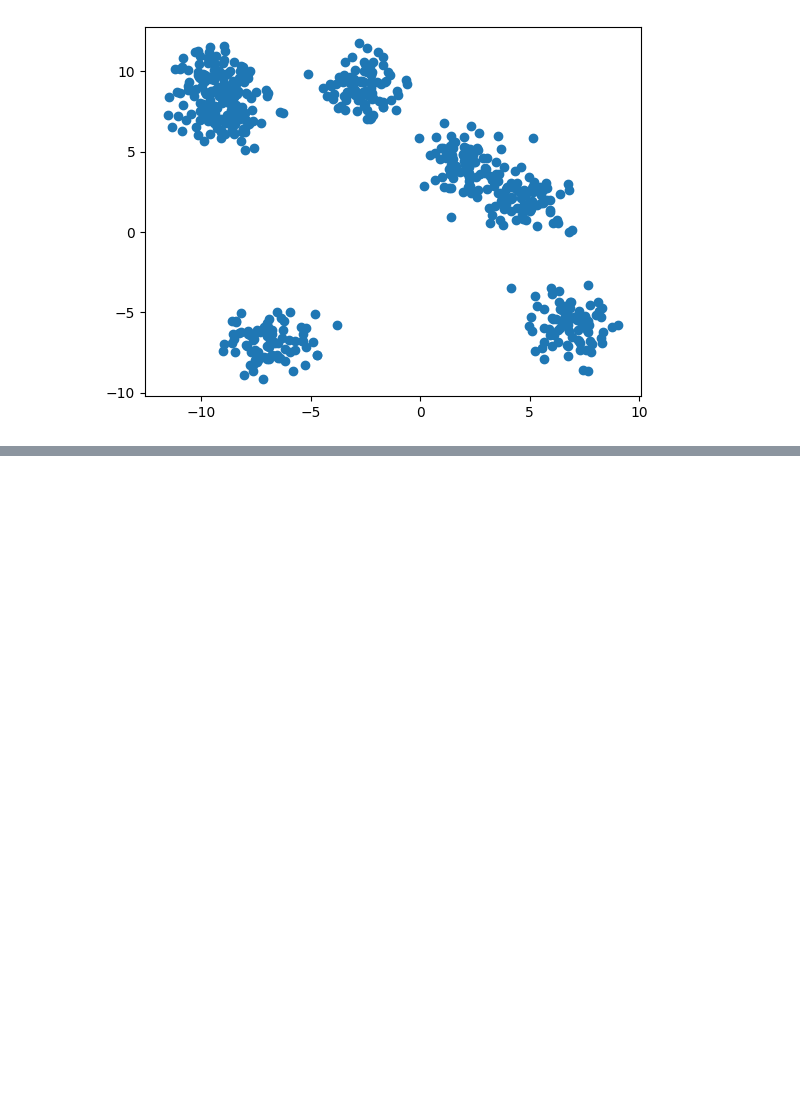
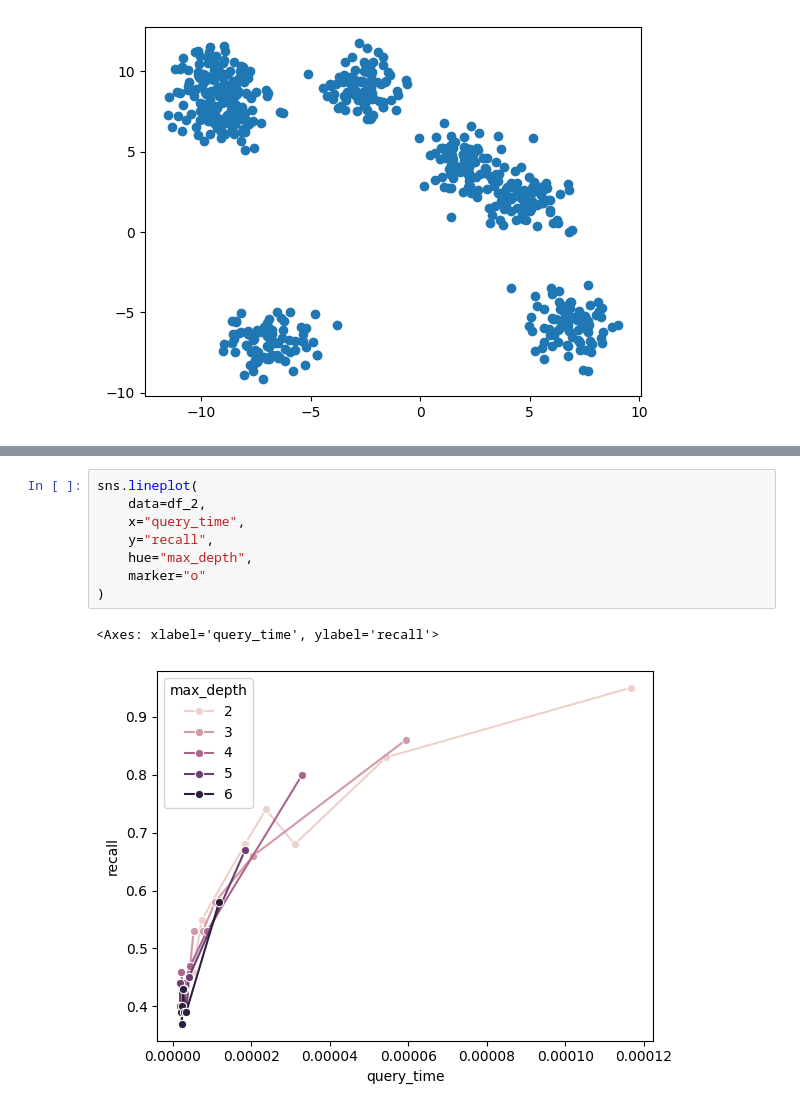
Before and after one commit to Thermite10k/HKM, a Jupyter notebook: main.ipynb, the cells around one changed output, grey strips where cells are left out. Drawn from its saved outputs; the diff is of its cells as text; blank space fills up the shorter version.

```diff
--- a/main.ipynb
+++ b/main.ipynb
@@ -188,0 +488,11 @@ plt.show()
+# %%
+sns.lineplot(
+    data=df_2,
+    x="query_time",
+    y="recall",
+    hue="max_depth",
+    marker="o"
+)
+# %% [output]
+<Axes: xlabel='query_time', ylabel='recall'>
+[figure, added]
```
Also changed, not shown: parts of 30 cells of this notebook, 2 other files.
